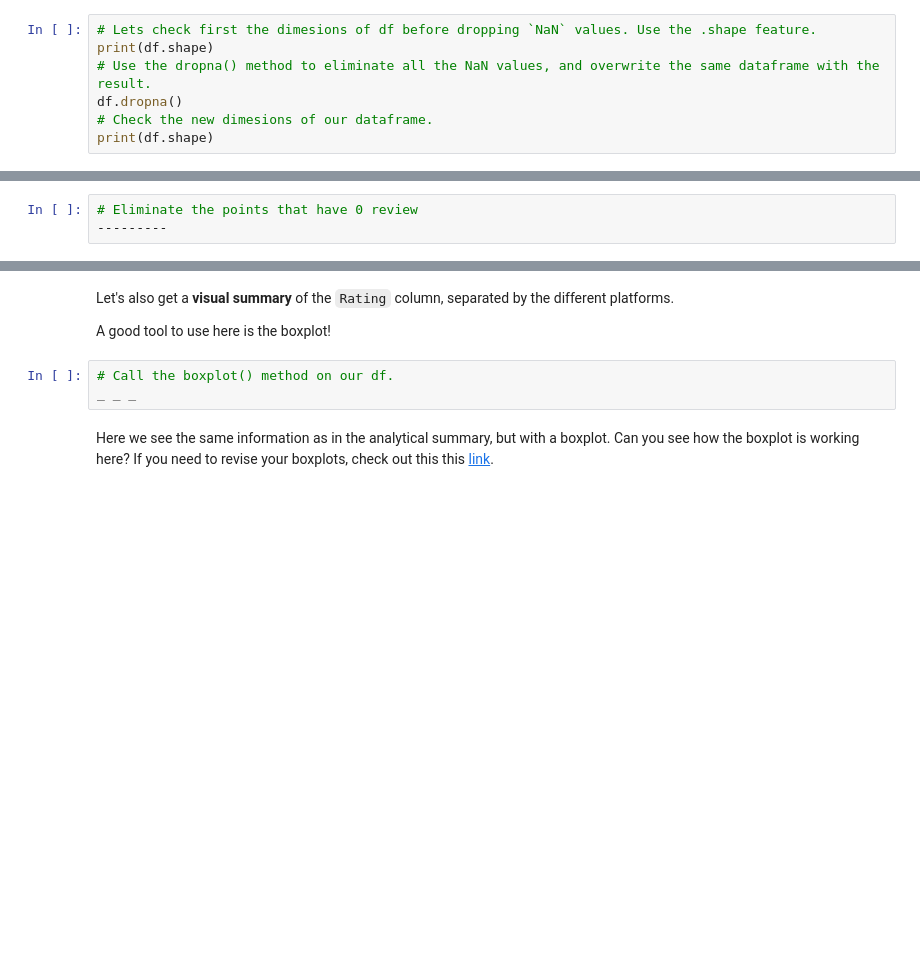
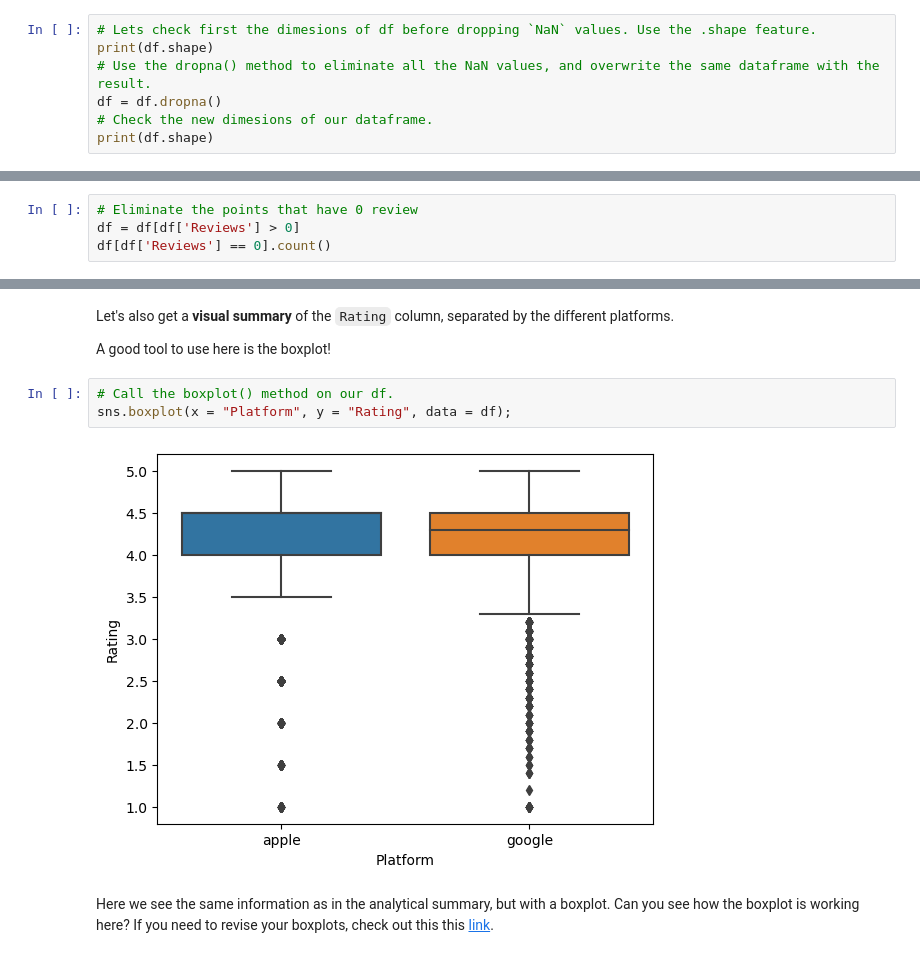
Before and after one commit to amoutafian/app_integration_case_study, a Jupyter notebook: Springboard Apps project - Tier 3 - Complete.ipynb, the cells around one changed output, grey strips where cells are left out. Saved outputs shown, nothing was run; the diff lists cells and outputs as text; blank space fills up the shorter version.

```diff
--- a/Springboard Apps project - Tier 3 - Complete.ipynb
+++ b/Springboard Apps project - Tier 3 - Complete.ipynb
@@ -320,7 +321,7 @@ As you can see there are some `NaN` values. We want to eliminate all these `NaN`
 # Lets check first the dimesions of df before dropping `NaN` values. Use the .shape feature.
 print(df.shape)
 # Use the dropna() method to eliminate all the NaN values, and overwrite the same dataframe with the result.
-df.dropna()
+df = df.dropna()
 # Check the new dimesions of our dataframe.
 print(df.shape)
 # %% [output]
@@ -341,5 +349,6 @@ So let's check to see if any apps have no reviews at all.
 929 apps do not have reviews, we need to eliminate these points!
 # %%
 # Eliminate the points that have 0 review
----------
+df = df[df['Reviews'] > 0]
+df[df['Reviews'] == 0].count()
 # %% [output]
@@ -382,7 +419,9 @@ Let's also get a **visual summary** of the `Rating` column, separated by the dif
 A good tool to use here is the boxplot!
 # %%
 # Call the boxplot() method on our df.
-_ _ _
+sns.boxplot(x = "Platform", y = "Rating", data = df);
+# %% [output]
+[figure, added]
 # %% [markdown]
 Here we see the same information as in the analytical summary, but with a boxplot. Can you see how the boxplot is working here? If you need to revise your boxplots, check out this this [link](https://www.kaggle.com/ramamet4/app-store-apple-data-set-10k-apps).
 # %% [markdown]
```
Also changed, not shown: parts of 6 cells of this notebook.
